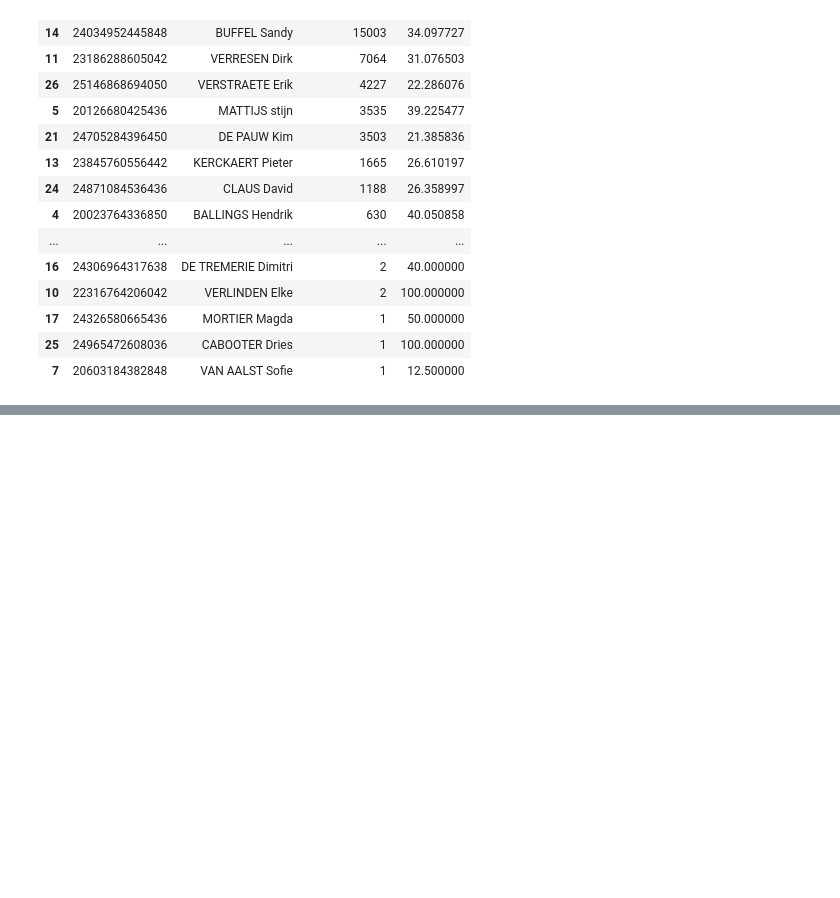
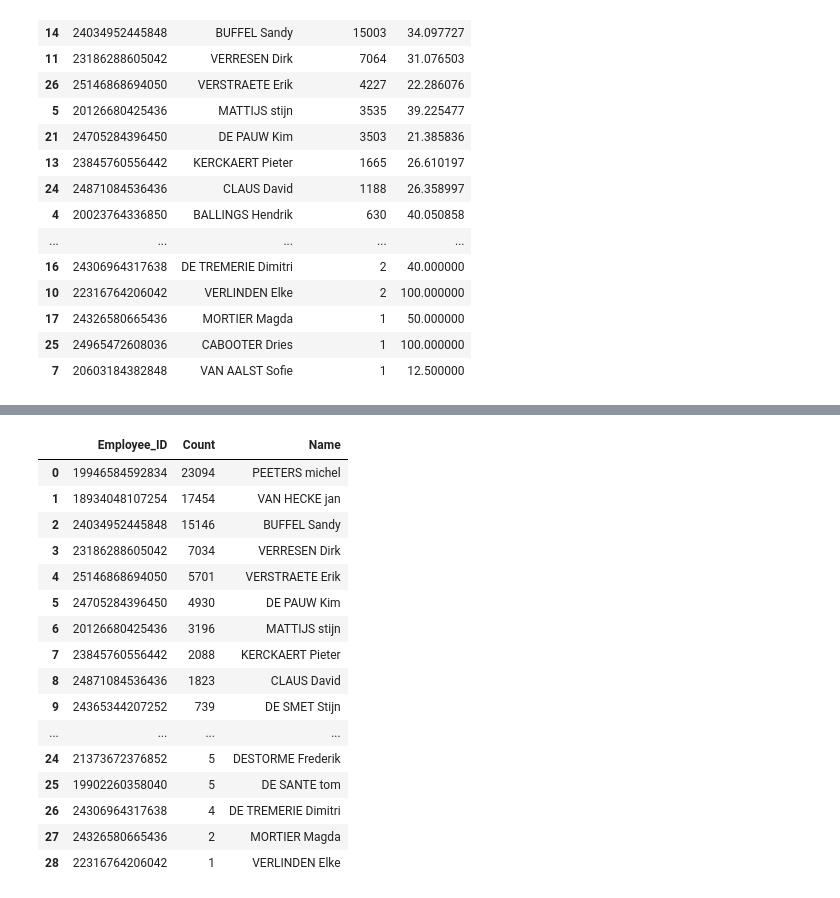
Before and after one commit to atyvaert/CRM-analytics, a Jupyter notebook: ACRM Q3.ipynb, the cells around one changed output, grey strips where cells are left out. Cells and saved outputs as stored; diff of their text form; code cells hidden in the pictures; blank space fills up the shorter version.

```diff
--- a/ACRM Q3.ipynb
+++ b/ACRM Q3.ipynb
@@ -389,0 +463,20 @@ employeeTurnoverRate
+# %%
+no_opinions
+# %% [output]
+|  | Employee_ID | Count | Name |
+| 0 | 19946584592834 | 23094 | PEETERS michel |
+| 1 | 18934048107254 | 17454 | VAN HECKE jan |
+| 2 | 24034952445848 | 15146 | BUFFEL Sandy |
+| 3 | 23186288605042 | 7034 | VERRESEN Dirk |
+| 4 | 25146868694050 | 5701 | VERSTRAETE Erik |
+| 5 | 24705284396450 | 4930 | DE PAUW Kim |
+| 6 | 20126680425436 | 3196 | MATTIJS stijn |
+| 7 | 23845760556442 | 2088 | KERCKAERT Pieter |
+| 8 | 24871084536436 | 1823 | CLAUS David |
+| 9 | 24365344207252 | 739 | DE SMET Stijn |
+| ... | ... | ... | ... |
+| 24 | 21373672376852 | 5 | DESTORME Frederik |
+| 25 | 19902260358040 | 5 | DE SANTE tom |
+| 26 | 24306964317638 | 4 | DE TREMERIE Dimitri |
+| 27 | 24326580665436 | 2 | MORTIER Magda |
+| 28 | 22316764206042 | 1 | VERLINDEN Elke |
```
Also changed, not shown: parts of 6 cells of this notebook.
